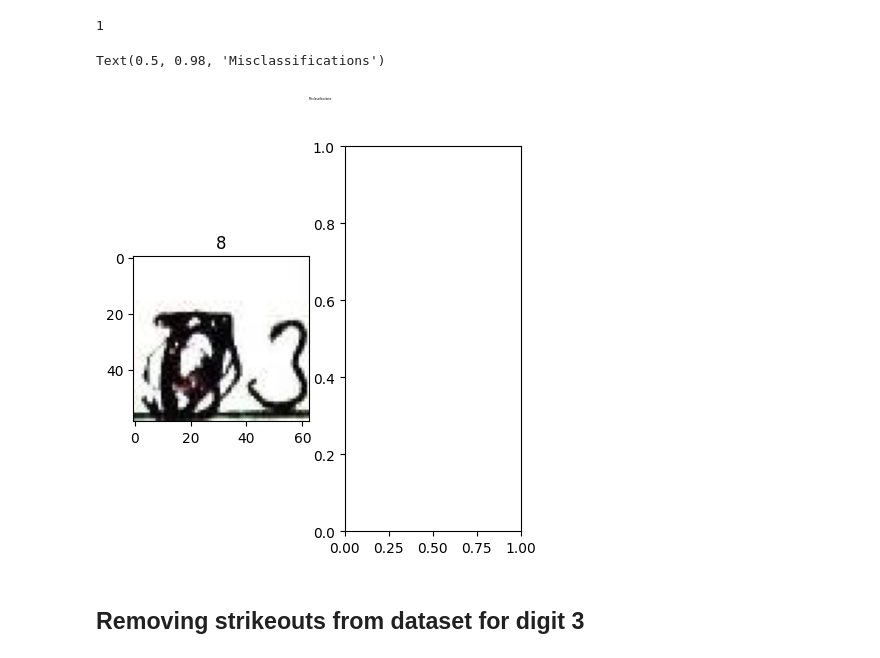
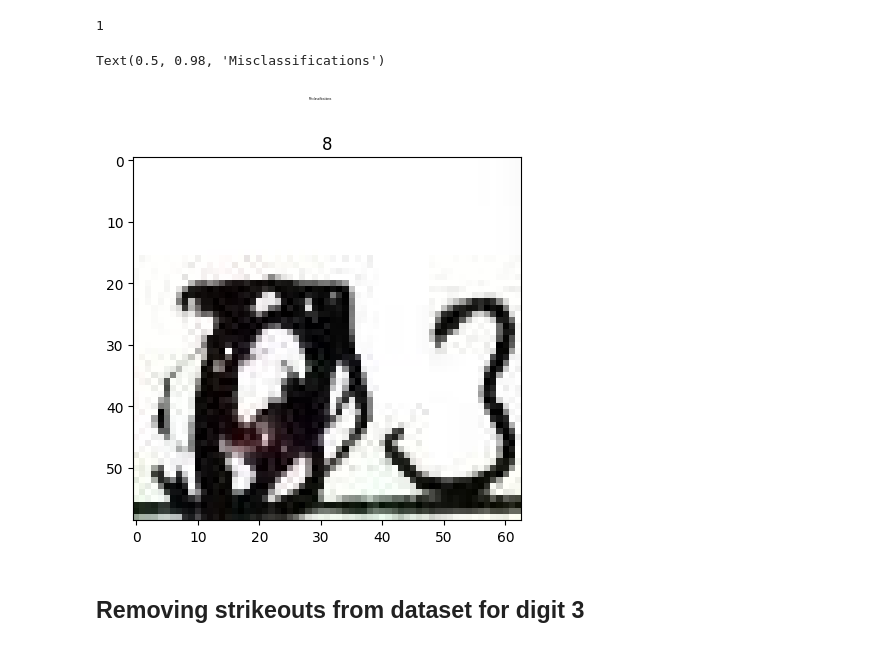
Before and after one commit to Sunbird-Saral/react-native-saral-sdk, a Jupyter notebook: ml_models/handwritten_digits/notebooks/experiment_2/production_dataset_comparison_model_experiment-Checkpoint_15.ipynb, the cells around one changed output. Cells and saved outputs as stored; diff of their text form; code cells hidden in the pictures.

```diff
--- a/ml_models/handwritten_digits/notebooks/experiment_2/production_dataset_comparison_model_experiment-Checkpoint_15.ipynb
+++ b/ml_models/handwritten_digits/notebooks/experiment_2/production_dataset_comparison_model_experiment-Checkpoint_15.ipynb
@@ -520,20 +520,20 @@ len(wrong_results)
 1
 # %%
 import operator
-fig, axis = plt.subplots(nrows= 1, ncols=2, figsize=(5,5))
+fig, axis = plt.subplots(nrows= 1, ncols=1, figsize=(5,5))
 if type(axis)!=np.ndarray:
     axis = np.array([[axis]])
 axis = axis.flatten()
 count=0
 for img_name, prediction in sorted(wrong_results.items()):
     pic =plt.imread(img_name)
     axis[count].imshow(pic)
     axis[count].set(title=prediction)
     count+=1
 fig.suptitle('Misclassifications', fontsize=2)
 # %% [output]
 Text(0.5, 0.98, 'Misclassifications')
-[figure, old version]
+[figure, new version]
 # %% [markdown]
 ## Removing strikeouts from dataset for digit 3
 # %%
```
Also changed, not shown: parts of 10 cells of this notebook, 1 other file.
